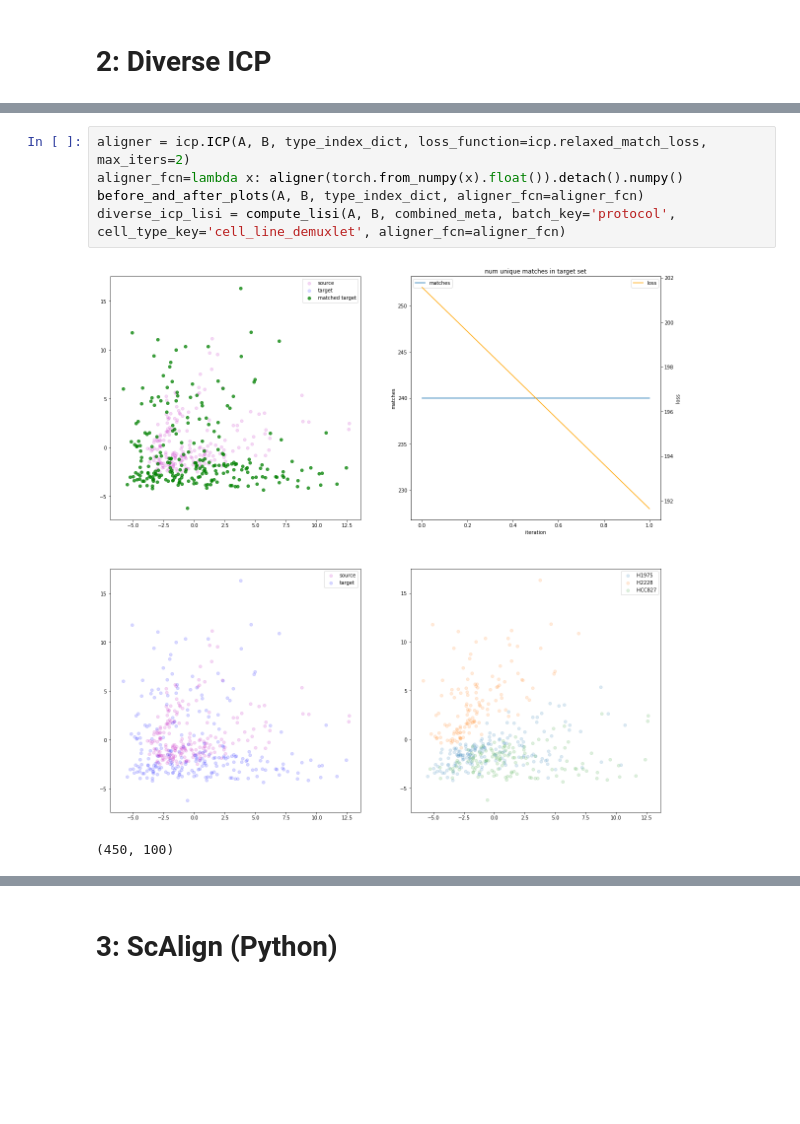
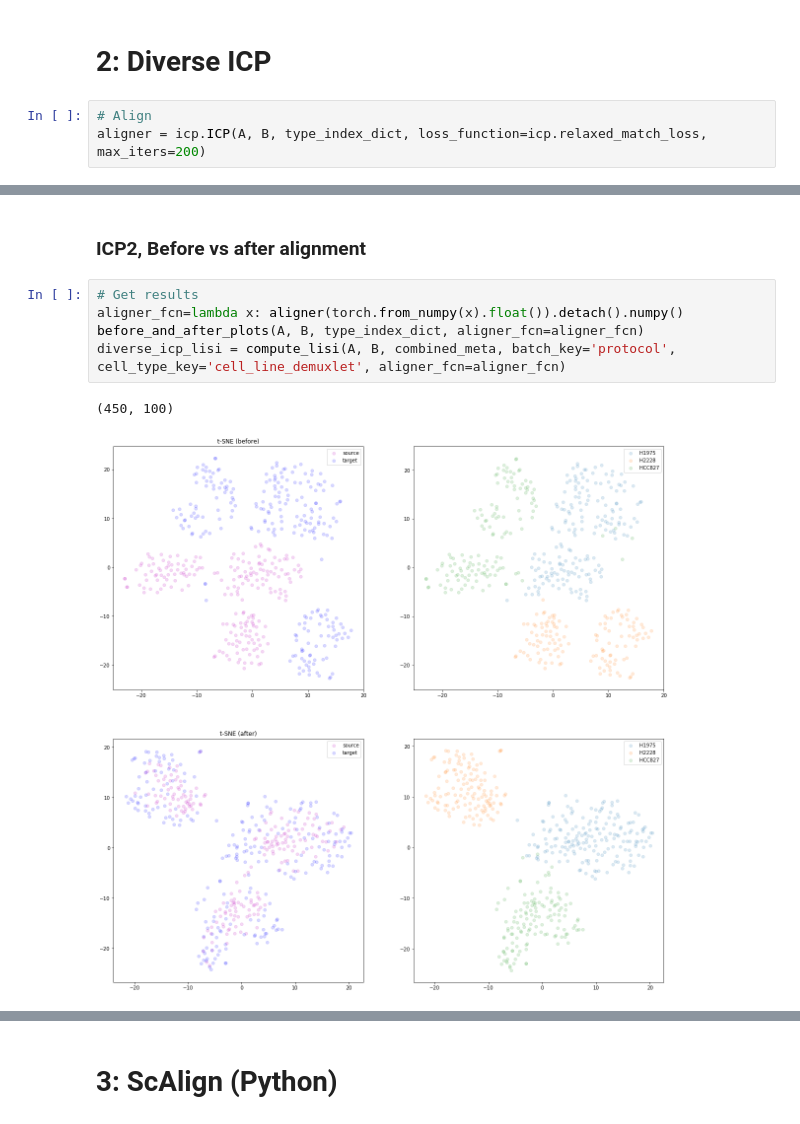
Before and after one commit to AmirAlavi/sc-alignment-benchmarking, a Jupyter notebook: data-alignment-experiments.ipynb, the cells around one changed output, grey strips where cells are left out. Drawn from its saved outputs; the diff is of its cells as text; blank space fills up the shorter version.

```diff
--- a/data-alignment-experiments.ipynb
+++ b/data-alignment-experiments.ipynb
@@ -283,2 +302,5 @@ icp_lisi = compute_lisi(A, B, combined_meta, batch_key='protocol', cell_type_key
 # %% [markdown]
  # 2: Diverse ICP
+# %%
+# Align
+aligner = icp.ICP(A, B, type_index_dict, loss_function=icp.relaxed_match_loss, max_iters=200)
@@ -285,8 +309,11 @@ icp_lisi = compute_lisi(A, B, combined_meta, batch_key='protocol', cell_type_key
+# %% [markdown]
+<a name="icp2"></a>
+### ICP2, Before vs after alignment
 # %%
-aligner = icp.ICP(A, B, type_index_dict, loss_function=icp.relaxed_match_loss, max_iters=2)
+# Get results
 aligner_fcn=lambda x: aligner(torch.from_numpy(x).float()).detach().numpy()
 before_and_after_plots(A, B, type_index_dict, aligner_fcn=aligner_fcn)
 diverse_icp_lisi = compute_lisi(A, B, combined_meta, batch_key='protocol', cell_type_key='cell_line_demuxlet', aligner_fcn=aligner_fcn)
 # %% [output]
+(450, 100)
-[figure, old version]
+[figure, new version]
-(450, 100)
```
Also changed, not shown: parts of 16 cells of this notebook.
